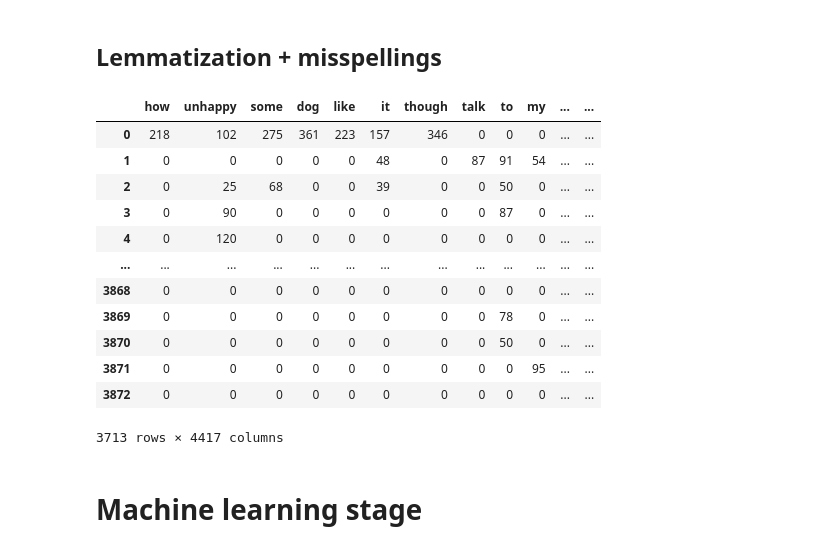
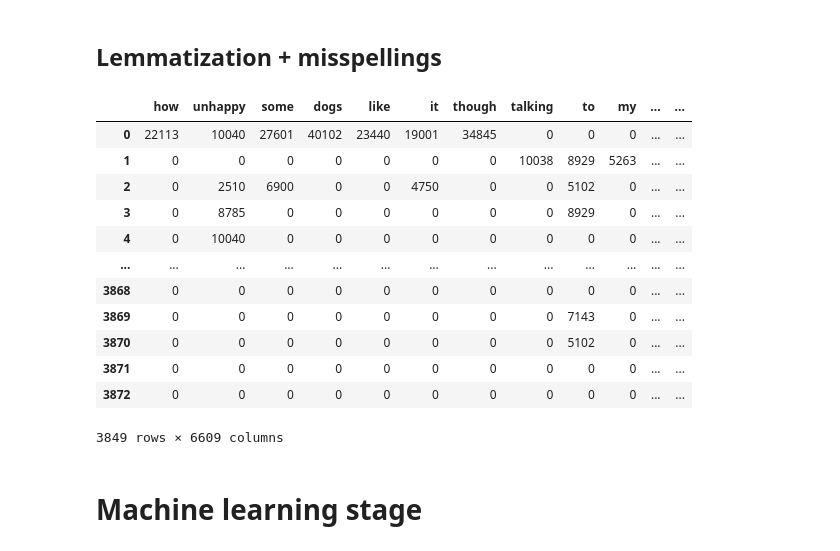
Before and after one commit to DWhistle/42-tweets, a Jupyter notebook: tweets.ipynb, the cells around one changed output. Cells and saved outputs as stored; diff of their text form; code cells hidden in the pictures.

```diff
--- a/tweets.ipynb
+++ b/tweets.ipynb
@@ -197,9 +205,9 @@ neutral_tweets = Parser.parse('./data/processedNeutral.csv')
 # %% [markdown]
 ## Just tokenization
 # %%
-all_tweets = Tokenizer(None, 'negative', records=negative_tweets).begin_processing() \
-            + Tokenizer(None, 'positive', records=positive_tweets).begin_processing() \
-            + Tokenizer(None, 'neutral', records=neutral_tweets).begin_processing()
+all_tweets = Tokenizer(None, 'negative', records=negative_tweets).process_all() \
+            + Tokenizer(None, 'positive', records=positive_tweets).process_all() \
+            + Tokenizer(None, 'neutral', records=neutral_tweets).process_all()
 df_token = pd.DataFrame(all_tweets)
 
 preprocessor = PreProcessor(df_token)
@@ -210,7 +218,6 @@ approaches['tokenization'] = Approach(binarize(preprocessor.df_x), preprocessor.
 # %% [markdown]
 ## Stemming
 # %%
-
 class Stemmer(Processor):
 
     def __init__(self, next_pipeline, records = []):
@@ -227,9 +234,9 @@ class Stemmer(Processor):
             texts.append(' '.join(words))
         return texts
 
-all_stemmed = Tokenizer(Stemmer(None, records = negative_tweets), 'negative').begin_processing() \
-+ Tokenizer(Stemmer(None, records=positive_tweets), 'positive').begin_processing() \
-+ Tokenizer(Stemmer(None, records=neutral_tweets), 'neutral').begin_processing()
+all_stemmed = Tokenizer(Stemmer(None, records = negative_tweets), 'negative').process_all() \
++ Tokenizer(Stemmer(None, records=positive_tweets), 'positive').process_all() \
++ Tokenizer(Stemmer(None, records=neutral_tweets), 'neutral').process_all()
 
 df_stemmed = pd.DataFrame(all_stemmed)
 pp_stemmed = PreProcessor(df_stemmed)
@@ -286,9 +293,9 @@ class Lemmatizer(Processor):
             return wordnet.NOUN
 
 
-all_lemmed = Tokenizer(Lemmatizer(None, records = negative_tweets), 'negative').begin_processing() \
-+ Tokenizer(Lemmatizer(None, records = positive_tweets), 'positive').begin_processing() \
-+ Tokenizer(Lemmatizer(None, records = neutral_tweets), 'neutral').begin_processing()
+all_lemmed = Tokenizer(Lemmatizer(None, records = negative_tweets), 'negative').process_all() \
++ Tokenizer(Lemmatizer(None, records = positive_tweets), 'positive').process_all() \
++ Tokenizer(Lemmatizer(None, records = neutral_tweets), 'neutral').process_all()
 
 pp_lemmed = PreProcessor(pd.DataFrame(all_lemmed))
 pp_lemmed.execute()
@@ -345,9 +352,9 @@ approaches['s+m'] = Approach(binarize(pp_stemmed_corrected.df_x), pp_stemmed_cor
 # %% [markdown]
 ## Lemmatization + misspellings
 # %%
-all_lemmed_corrected = Tokenizer(Lemmatizer(MisspellingsCorrector(None, records=negative_tweets)), 'negative').begin_processing() \
-+ Tokenizer(Lemmatizer(MisspellingsCorrector(None, records=positive_tweets)), 'positive').begin_processing() \
-+ Tokenizer(Lemmatizer(MisspellingsCorrector(None, records=neutral_tweets)), 'neutral').begin_processing()
+all_lemmed_corrected = Tokenizer(Lemmatizer(MisspellingsCorrector(None, records=negative_tweets)), 'negative').process_all() \
++ Tokenizer(Lemmatizer(MisspellingsCorrector(None, records=positive_tweets)), 'positive').process_all() \
++ Tokenizer(Lemmatizer(MisspellingsCorrector(None, records=neutral_tweets)), 'neutral').process_all()
 
 pp_lemmed_corrected = PreProcessor(pd.DataFrame(all_lemmed_corrected))
 pp_lemmed_corrected.execute()
@@ -356,21 +363,21 @@ tfidf_lemmed_corrected = TFIDFProcessor(pp_lemmed_corrected.df_x)
 
 approaches['l+m'] = Approach(binarize(pp_lemmed_corrected.df_x), pp_lemmed_corrected.df_x, tfidf_lemmed_corrected.compute_tfidf(), pp_lemmed_corrected.df_y)
 # %%
-approaches['l+m'].tfidf
+approaches['tokenization'].tfidf
 # %% [output]
-|  | how | unhappy | some | dog | like | it | though | talk | to | my | ... | ... |
-| 0 | 218 | 102 | 275 | 361 | 223 | 157 | 346 | 0 | 0 | 0 | ... | ... |
-| 1 | 0 | 0 | 0 | 0 | 0 | 48 | 0 | 87 | 91 | 54 | ... | ... |
-| 2 | 0 | 25 | 68 | 0 | 0 | 39 | 0 | 0 | 50 | 0 | ... | ... |
-| 3 | 0 | 90 | 0 | 0 | 0 | 0 | 0 | 0 | 87 | 0 | ... | ... |
-| 4 | 0 | 120 | 0 | 0 | 0 | 0 | 0 | 0 | 0 | 0 | ... | ... |
+|  | how | unhappy | some | dogs | like | it | though | talking | to | my | ... | ... |
+| 0 | 22113 | 10040 | 27601 | 40102 | 23440 | 19001 | 34845 | 0 | 0 | 0 | ... | ... |
+| 1 | 0 | 0 | 0 | 0 | 0 | 0 | 0 | 10038 | 8929 | 5263 | ... | ... |
+| 2 | 0 | 2510 | 6900 | 0 | 0 | 4750 | 0 | 0 | 5102 | 0 | ... | ... |
+| 3 | 0 | 8785 | 0 | 0 | 0 | 0 | 0 | 0 | 8929 | 0 | ... | ... |
+| 4 | 0 | 10040 | 0 | 0 | 0 | 0 | 0 | 0 | 0 | 0 | ... | ... |
 | ... | ... | ... | ... | ... | ... | ... | ... | ... | ... | ... | ... | ... |
 | 3868 | 0 | 0 | 0 | 0 | 0 | 0 | 0 | 0 | 0 | 0 | ... | ... |
-| 3869 | 0 | 0 | 0 | 0 | 0 | 0 | 0 | 0 | 78 | 0 | ... | ... |
-| 3870 | 0 | 0 | 0 | 0 | 0 | 0 | 0 | 0 | 50 | 0 | ... | ... |
-| 3871 | 0 | 0 | 0 | 0 | 0 | 0 | 0 | 0 | 0 | 95 | ... | ... |
+| 3869 | 0 | 0 | 0 | 0 | 0 | 0 | 0 | 0 | 7143 | 0 | ... | ... |
+| 3870 | 0 | 0 | 0 | 0 | 0 | 0 | 0 | 0 | 5102 | 0 | ... | ... |
+| 3871 | 0 | 0 | 0 | 0 | 0 | 0 | 0 | 0 | 0 | 0 | ... | ... |
 | 3872 | 0 | 0 | 0 | 0 | 0 | 0 | 0 | 0 | 0 | 0 | ... | ... |
-3713 rows × 4417 columns
+3849 rows × 6609 columns
 # %% [markdown]
 # Machine learning stage
 # %% [markdown]
```
Also changed, not shown: parts of 20 cells of this notebook.
